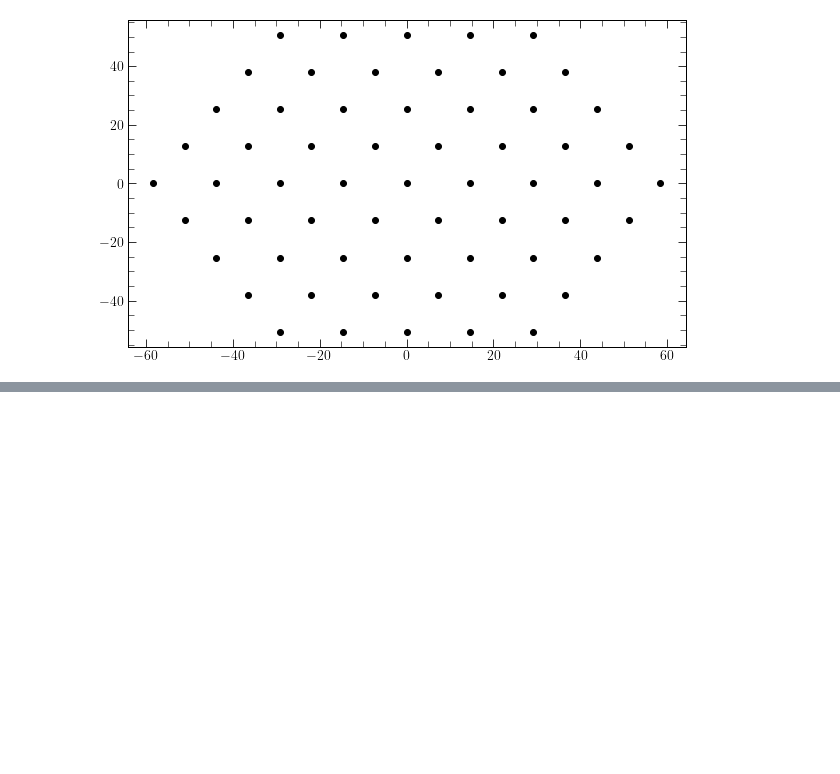
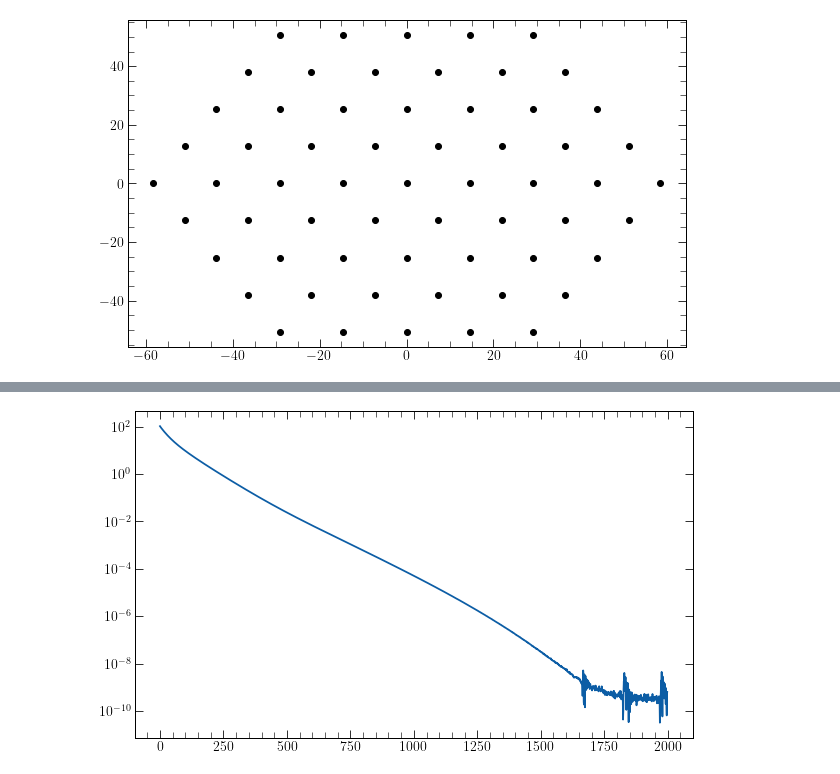
Before and after one commit to tyler-a-cox/linsolve, a Jupyter notebook: tf_linsolve_workspace-Copy1.ipynb, the cells around one changed output, grey strips where cells are left out. Drawn from its saved outputs; the diff is of its cells as text; code cells hidden in the pictures; blank space fills up the shorter version.

```diff
--- a/tf_linsolve_workspace-Copy1.ipynb
+++ b/tf_linsolve_workspace-Copy1.ipynb
@@ -184,9 +25,12 @@ d
 # %%
 antpos = hex_array(5, split_core=False, outriggers=False)
 reds = get_reds(antpos)
-freqs = np.linspace(100e6, 200e6, 200)
-gains, trus_vis, data = sim_red_data(reds, shape=(1, 200))
-data = {k: v.astype(np.complex64) for k, v in data.items()}
+freqs = np.linspace(100e6, 200e6, 100)
+true_gains, true_vis, data = sim_red_data(reds, shape=(1, 100))
+data = {
+    k: v.astype(np.complex64)
+    for k, v in data.items()
+}
 # %%
 plt.figure(figsize=(10, 6))
 for k, v in antpos.items():
@@ -267,0 +60,5 @@ wgts
+# %%
+%%time
+tfmeta, tfsol0 = tf_info.firstcal(data, freqs)
+tfmeta, tflog_sol = tf_info.logcal(data, sol0=tfsol0)
+tfmeta, tfsol = tf_info.omnical(data, tflog_sol, wgts=wgts, maxiter=500)
@@ -267,0 +68,5 @@ wgts
+# %%
+%%time
+meta, sol0 = info.firstcal(data, freqs)
+meta, log_sol = info.logcal(data, sol0=sol0)
+meta, sol = tf_info.omnical(data, log_sol, wgts=wgts, maxiter=500)
@@ -267,0 +273,5 @@ wgts
+# %%
+%%time
+gains, model, fit_history = run_optimization(
+    data, reds, tfsol0, maxiter=2000, graph_mode=True, optimizer="Adamax"
+)
@@ -267,0 +281,6 @@ wgts
+# %%
+plt.figure(figsize=(10, 6))
+plt.semilogy(np.abs(np.diff(fit_history['loss'])))
+plt.show()
+# %% [output]
+[figure, added]
```
Also changed, not shown: parts of 71 cells of this notebook, 4 other files.
